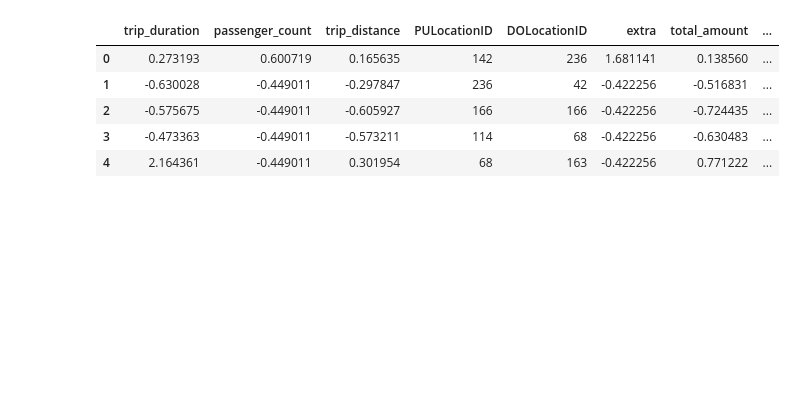
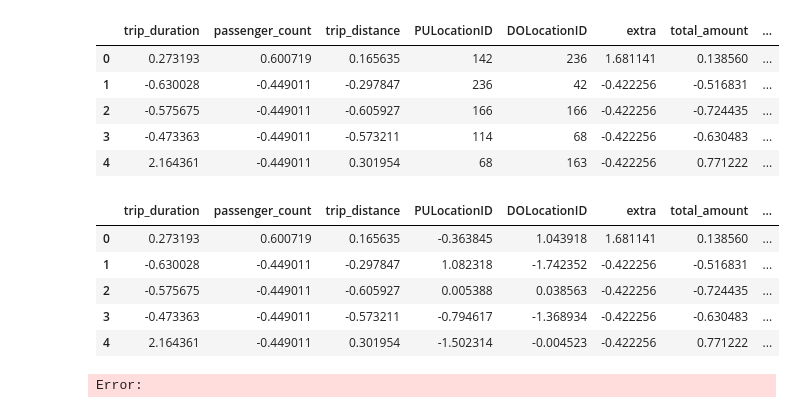
Before and after one commit to e1352994/dsa5208_project1, a Jupyter notebook: nytaxi2022_data_clean.ipynb, the cells around one changed output. Drawn from its saved outputs; the diff is of its cells as text; code cells hidden in the pictures; blank space fills up the shorter version.

```diff
--- a/nytaxi2022_data_clean.ipynb
+++ b/nytaxi2022_data_clean.ipynb
@@ -242,19 +242,19 @@ df.head()
 | 3 | -0.473363 | -0.449011 | -0.573211 | 114 | 68 | -0.422256 | -0.630483 | ... |
 | 4 | 2.164361 | -0.449011 | 0.301954 | 68 | 163 | -0.422256 | 0.771222 | ... |
 # %%
-# Embedding for high cardinality categorical features (PULocationID, DOLocationID)
-from sklearn.preprocessing import LabelEncoder
-
-# Label encode high-cardinality features for later embedding
-le_pu = LabelEncoder()
-df['PULocationID_enc'] = le_pu.fit_transform(df['PULocationID'])
-
-le_do = LabelEncoder()
-df['DOLocationID_enc'] = le_do.fit_transform(df['DOLocationID'])
-
-# Save mapping if needed later
-np.save("PULocationID_classes.npy", le_pu.classes_)
-np.save("DOLocationID_classes.npy", le_do.classes_)
+# Normalization high cardinality categorical features (PULocationID, DOLocationID)
+high_cardinality_cols = ['PULocationID', 'DOLocationID']
+df[high_cardinality_cols] = scaler.fit_transform(df[high_cardinality_cols])
+df.head()
+# %% [output]
+|  | trip_duration | passenger_count | trip_distance | PULocationID | DOLocationID | extra | total_amount | ... |
+| 0 | 0.273193 | 0.600719 | 0.165635 | -0.363845 | 1.043918 | 1.681141 | 0.138560 | ... |
+| 1 | -0.630028 | -0.449011 | -0.297847 | 1.082318 | -1.742352 | -0.422256 | -0.516831 | ... |
+| 2 | -0.575675 | -0.449011 | -0.605927 | 0.005388 | 0.038563 | -0.422256 | -0.724435 | ... |
+| 3 | -0.473363 | -0.449011 | -0.573211 | -0.794617 | -1.368934 | -0.422256 | -0.630483 | ... |
+| 4 | 2.164361 | -0.449011 | 0.301954 | -1.502314 | -0.004523 | -0.422256 | 0.771222 | ... |
 # %%
 # Save cleaned data to a new csv file
 df.to_csv('nytaxi2022_cleaned.csv', index=False)
+# %% [output]
+Error:
```
Also changed, not shown: 20 other files.
